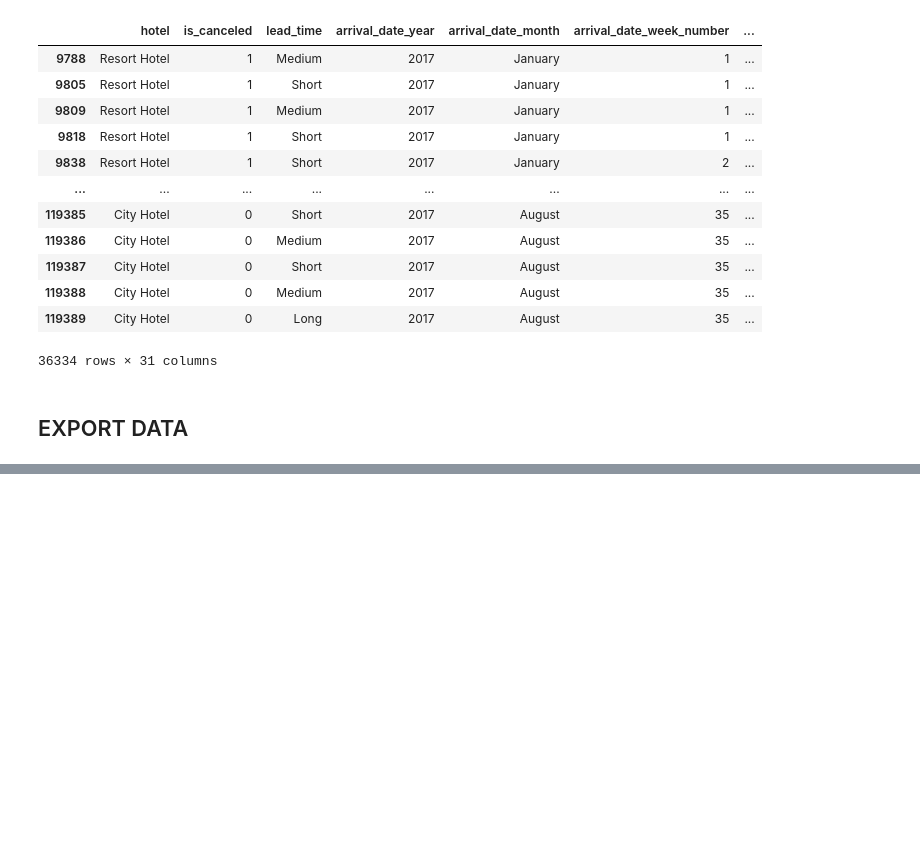
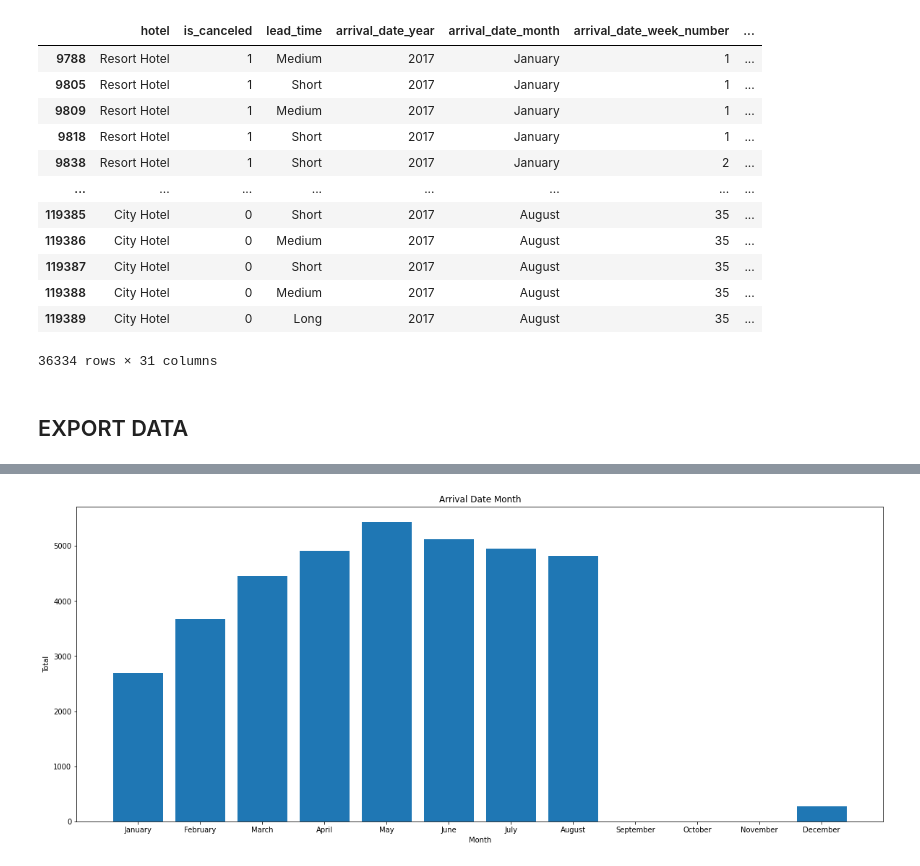
Before and after one commit to ferdinosaurus/intermediate-python-AI-INDONESIA, a Jupyter notebook: Final Project/SoalB.ipynb, the cells around one changed output, grey strips where cells are left out. Cells and saved outputs as stored; diff of their text form; code cells hidden in the pictures; blank space fills up the shorter version.

Commit message:
update final project : visualization data arrival_date_month

```diff
--- a/Final Project/SoalB.ipynb
+++ b/Final Project/SoalB.ipynb
@@ -314,0 +316,3 @@ data_hotel.to_csv("dataset/hotel_clean.csv", index = False)
+# %%
+data_hotel_clean = pd.read_csv("dataset/hotel_clean.csv")
+data_hotel_clean
@@ -314,0 +333,17 @@ data_hotel.to_csv("dataset/hotel_clean.csv", index = False)
+# %%
+data_month_name = np.array(['January','February','March','April','May','June','July','August','September','October','November','December'])
+data_month_value = np.array([])
+
+for month in data_month_name:
+    x = np.equal(data_hotel_clean['arrival_date_month'],month)
+    data_month_value = np.append(data_month_value,np.sum(x))
+
+plt.figure(figsize=(20, 8))
+plt.title("Arrival Date Month")
+plt.xlabel("Month")
+plt.ylabel("Total")
+
+plt.bar(data_month_name,data_month_value)
+plt.show()
+# %% [output]
+[figure, added]
```
Also changed, not shown: parts of 11 cells of this notebook, 1 other file.
